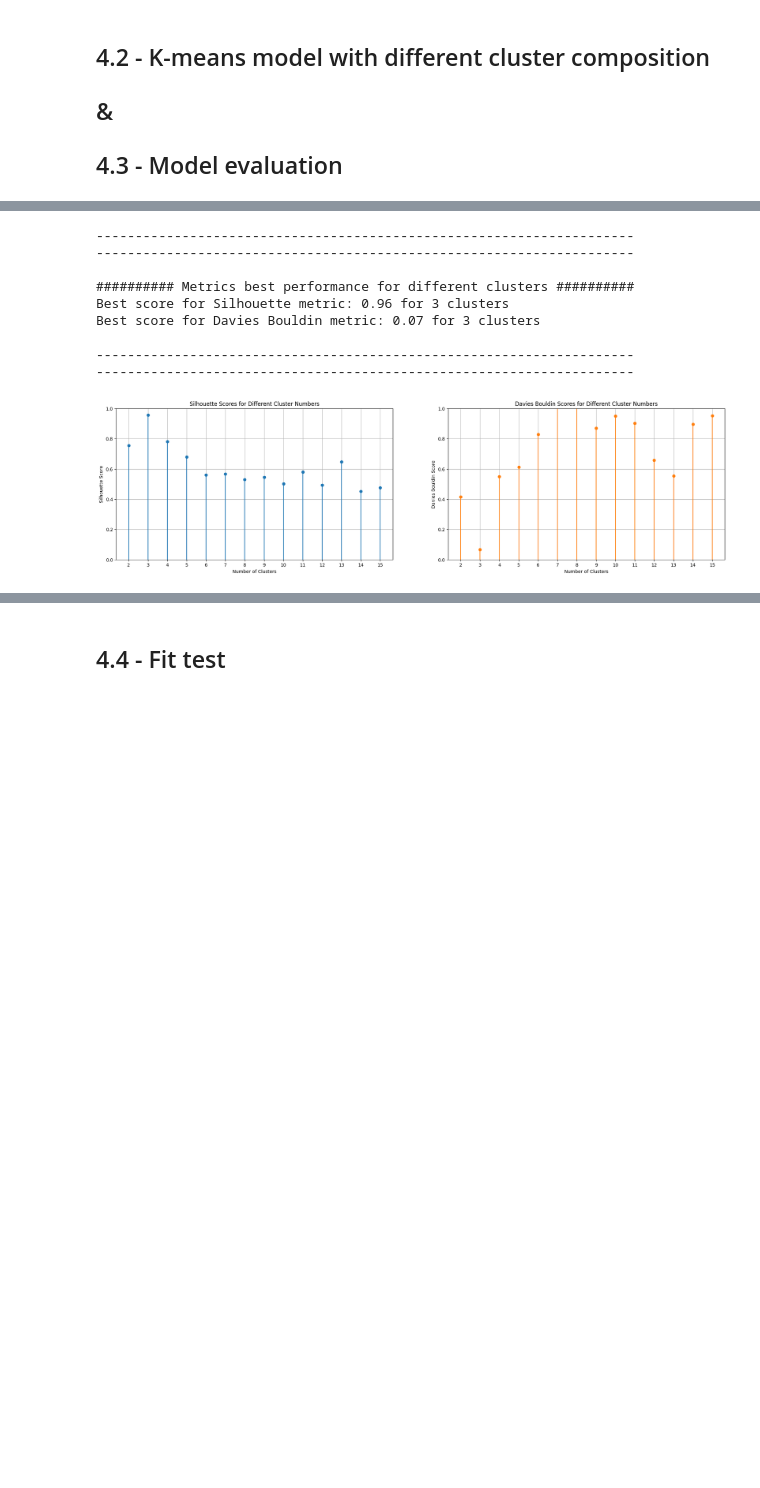
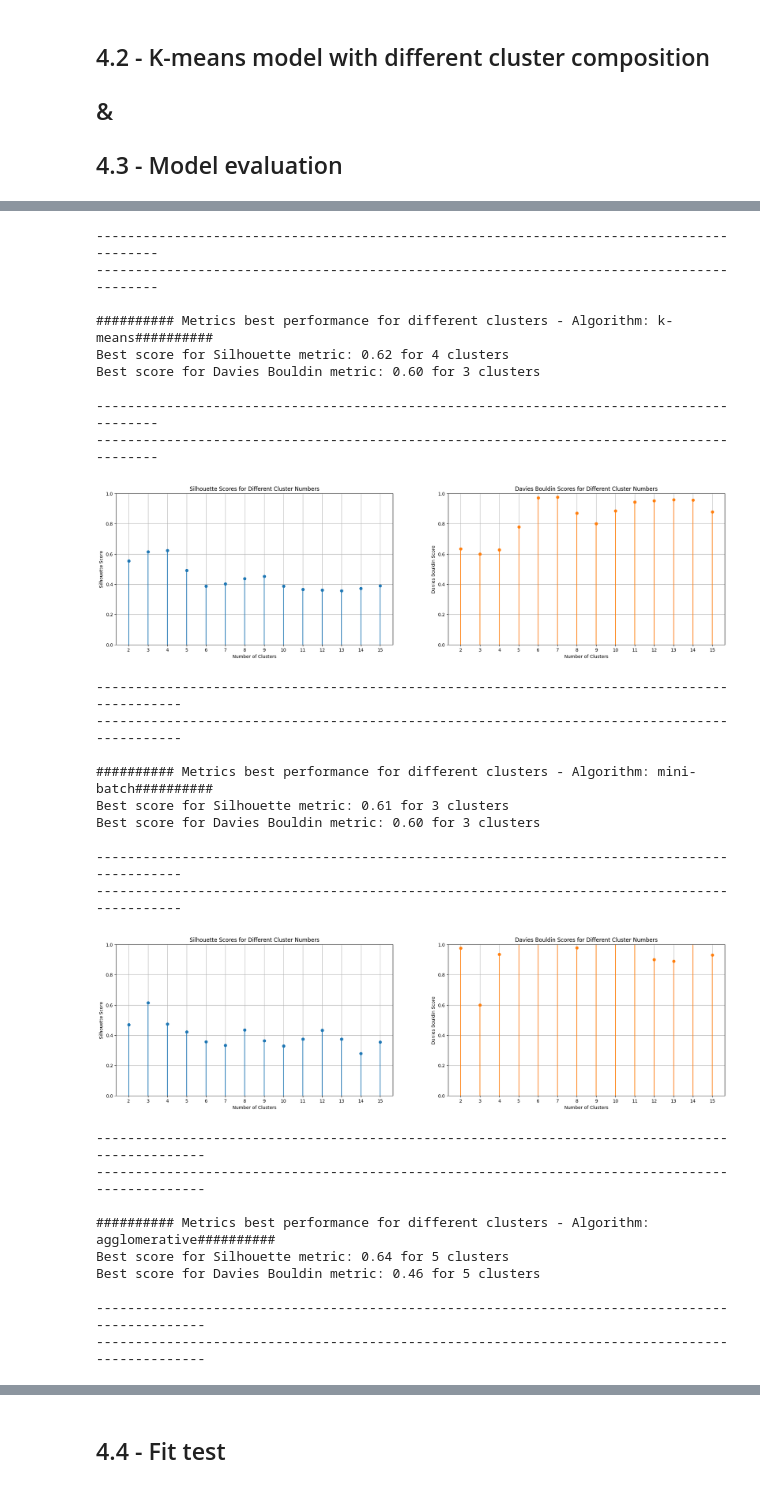
Before and after one commit to douglasmmachado/MedicineConsumption, a Jupyter notebook: notebooks/unified_approach/4_Clustering.ipynb, the cells around one changed output, grey strips where cells are left out. Saved outputs shown, nothing was run; the diff lists cells and outputs as text; code cells hidden in the pictures; blank space fills up the shorter version.

```diff
--- a/notebooks/unified_approach/4_Clustering.ipynb
+++ b/notebooks/unified_approach/4_Clustering.ipynb
@@ -133,6 +138,6 @@ visualize_distribution(df[numerical_features], data_type='numerical', n_cols=3)
 # %%
-X = df.copy().drop(["HOSPI_CODE_UCD"],axis=1).values
-X_train, X_test = train_test_split(X, test_size = 0.2, random_state=42, shuffle = True)
+X = df[features].copy().drop(["HOSPI_CODE_UCD"],axis=1).values
+X_scaled = StandardScaler().fit_transform(X)
 # %% [markdown]
 ## 4.2 - K-means model with different cluster composition
 ## &
@@ -158,4 +163,14 @@ def minibatch_kmeans_clustering(X, n_clusters=2):
                             random_state=42)
     model.fit(X)
     return model
+# %%
+def dbscan_clustering(X, eps=0.5, min_samples=5):
+    model = DBSCAN(eps=eps, min_samples=min_samples)
+    model.fit(X)
+    return model
+# %%
+def agglomerative_clustering(X, n_clusters=2):
+    model = AgglomerativeClustering(n_clusters=n_clusters)
+    model.fit(X)
+    return model
 # %%
@@ -187,14 +206,14 @@ def evaluate_kmeans_clustering(X_train, X_test, n_clusters=2, metric='euclidean'
 
     return silhouette, davies_bouldin
 # %%
-def visualize_kmeans_clustering_metrics(min_clusters, max_clusters, s_scores, dbs_scores):
+def visualize_clustering_metrics(min_clusters, max_clusters, s_scores, dbs_scores, algorithm):
 
   # Find optimal cluster numbers based on the scores
   s_max = np.argmax(s_scores)+2
   dbs_min = np.argmin(dbs_scores)+2
 
   # Print the best scores and cluster numbers
-  string_array = '#'*10 + ' Metrics best performance for different clusters ' + '#'*10
+  string_array = '#'*10 + ' Metrics best performance for different clusters - Algorithm: ' + f'{algorithm}' + '#'*10
   len_string_array = len(string_array)
   print('-' * len_string_array)
   print('-' * len_string_array)
@@ -319,25 +338,45 @@ create_elbow_plot(X, max_clusters=15, sample_fraction=0.1)
 # %%
 min_clusters = 2
 max_clusters = 15
 
 s_scores = np.zeros(max_clusters-1)
 dbs_scores = np.zeros(max_clusters-1)
 
 clusters = range(2, max_clusters + 1)
 
-for n_clusters in clusters:
+for algorithm in ['k-means', 'mini-batch', 'agglomerative', 'dbscan']:
+  for n_clusters in clusters:
 
-  s_scores[n_clusters-2], dbs_scores[n_clusters-2] =  evaluate_kmeans_clustering(X_train, X_test, n_clusters, algorithm = 'mini-batch')
+    s_scores[n_clusters-2], dbs_scores[n_clusters-2] =  evaluate_clustering(X_scaled, n_clusters, algorithm = algorithm)
 
-visualize_kmeans_clustering_metrics(min_clusters, max_clusters, s_scores, dbs_scores)
+  visualize_clustering_metrics(min_clusters, max_clusters, s_scores, dbs_scores, algorithm)
 # %% [output]
----------------------------------------------------------------------
----------------------------------------------------------------------
+-----------------------------------------------------------------------------------------
+-----------------------------------------------------------------------------------------
 
-########## Metrics best performance for different clusters ##########
-Best score for Silhouette metric: 0.96 for 3 clusters
-Best score for Davies Bouldin metric: 0.07 for 3 clusters
+########## Metrics best performance for different clusters - Algorithm: k-means##########
+Best score for Silhouette metric: 0.62 for 4 clusters
+Best score for Davies Bouldin metric: 0.60 for 3 clusters
 
----------------------------------------------------------------------
----------------------------------------------------------------------
+-----------------------------------------------------------------------------------------
+-----------------------------------------------------------------------------------------
-[figure, old version]
+[figure, new version]
+--------------------------------------------------------------------------------------------
+--------------------------------------------------------------------------------------------
+
+########## Metrics best performance for different clusters - Algorithm: mini-batch##########
+Best score for Silhouette metric: 0.61 for 3 clusters
+Best score for Davies Bouldin metric: 0.60 for 3 clusters
+
+--------------------------------------------------------------------------------------------
+--------------------------------------------------------------------------------------------
+[figure, added]
+-----------------------------------------------------------------------------------------------
+-----------------------------------------------------------------------------------------------
+
+########## Metrics best performance for different clusters - Algorithm: agglomerative##########
+Best score for Silhouette metric: 0.64 for 5 clusters
+Best score for Davies Bouldin metric: 0.46 for 5 clusters
+
+-----------------------------------------------------------------------------------------------
+-----------------------------------------------------------------------------------------------
```
Also changed, not shown: parts of 9 cells of this notebook.
